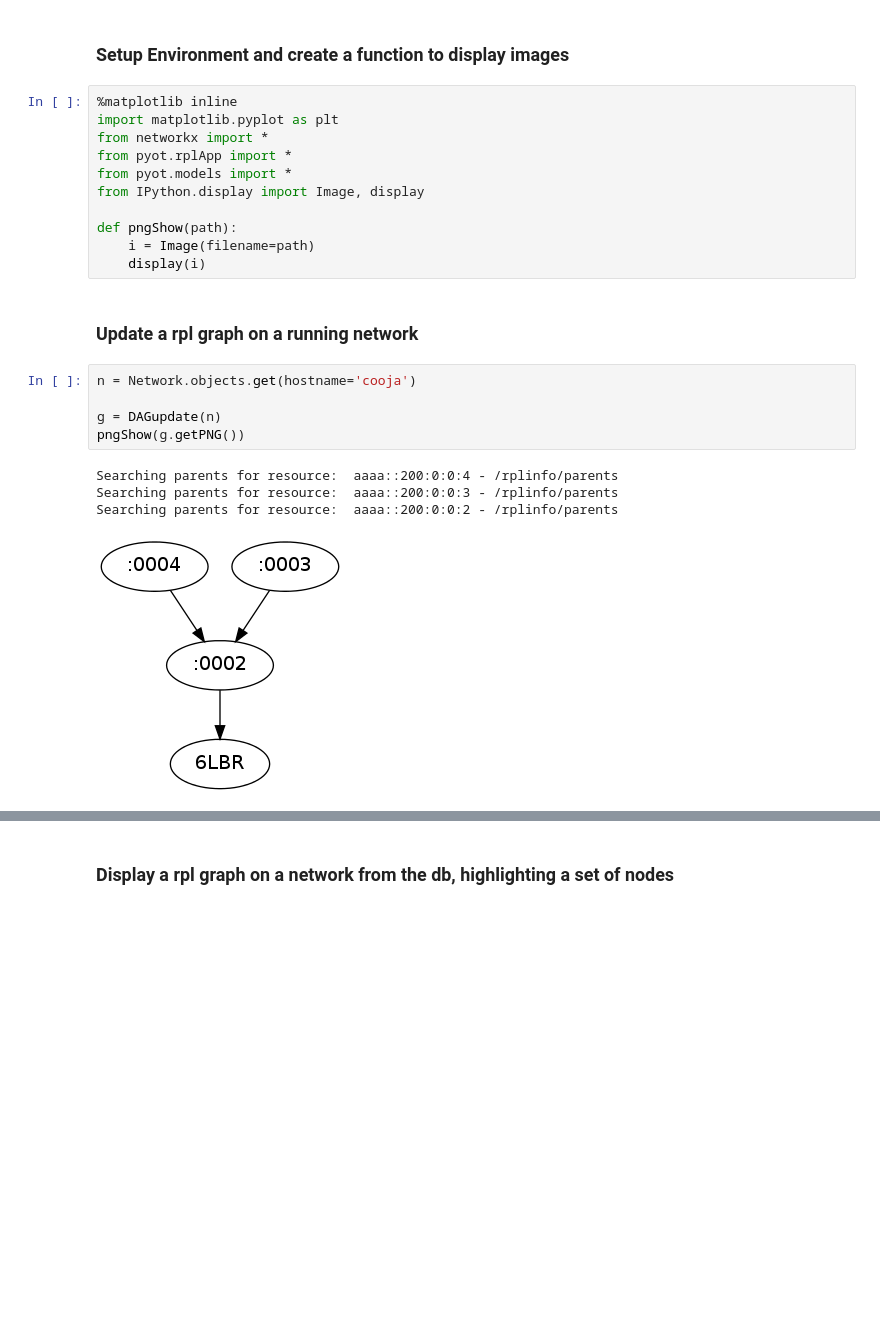
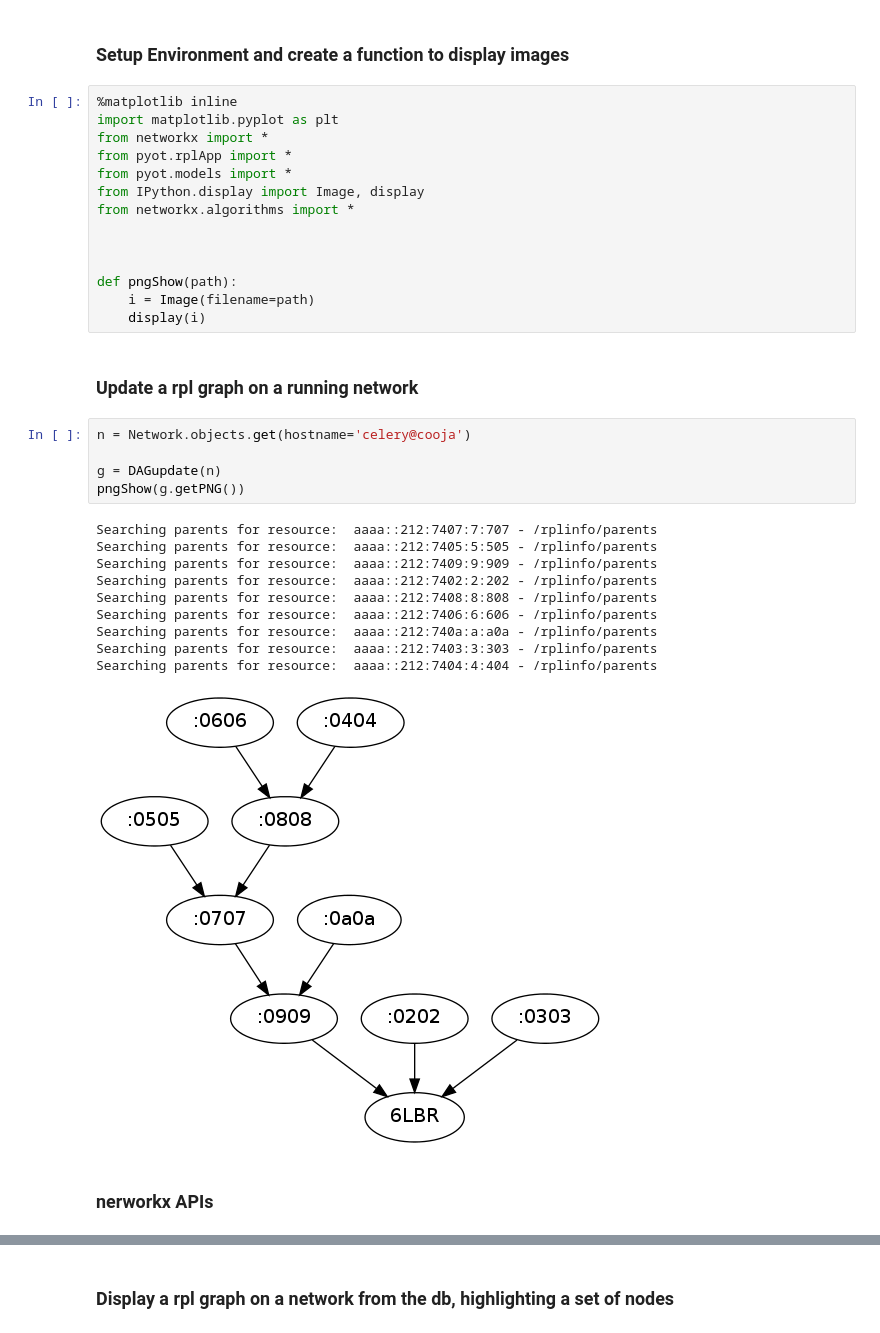
Before and after one commit to tecip-nes/pyot, a Jupyter notebook: pyotapp/rpl_info.ipynb, the cells around one changed output, grey strips where cells are left out. Drawn from its saved outputs; the diff is of its cells as text; blank space fills up the shorter version.

```diff
--- a/pyotapp/rpl_info.ipynb
+++ b/pyotapp/rpl_info.ipynb
@@ -9,6 +9,9 @@ from networkx import *
 from pyot.rplApp import *
 from pyot.models import *
 from IPython.display import Image, display
+from networkx.algorithms import *
+
+
 
 def pngShow(path):
     i = Image(filename=path)
@@ -16,12 +19,20 @@ def pngShow(path):
 # %% [markdown]
 ### Update a rpl graph on a running network
 # %%
-n = Network.objects.get(hostname='cooja')
+n = Network.objects.get(hostname='celery@cooja')
 
 g = DAGupdate(n)
 pngShow(g.getPNG())
 # %% [output]
-Searching parents for resource:  aaaa::200:0:0:4 - /rplinfo/parents
-Searching parents for resource:  aaaa::200:0:0:3 - /rplinfo/parents
-Searching parents for resource:  aaaa::200:0:0:2 - /rplinfo/parents
+Searching parents for resource:  aaaa::212:7407:7:707 - /rplinfo/parents
+Searching parents for resource:  aaaa::212:7405:5:505 - /rplinfo/parents
+Searching parents for resource:  aaaa::212:7409:9:909 - /rplinfo/parents
+Searching parents for resource:  aaaa::212:7402:2:202 - /rplinfo/parents
+Searching parents for resource:  aaaa::212:7408:8:808 - /rplinfo/parents
+Searching parents for resource:  aaaa::212:7406:6:606 - /rplinfo/parents
+Searching parents for resource:  aaaa::212:740a:a:a0a - /rplinfo/parents
+Searching parents for resource:  aaaa::212:7403:3:303 - /rplinfo/parents
+Searching parents for resource:  aaaa::212:7404:4:404 - /rplinfo/parents
-[figure, old version]
+[figure, new version]
+# %% [markdown]
+### nerworkx APIs
```
Also changed, not shown: parts of 3 cells of this notebook, 1 other file.
